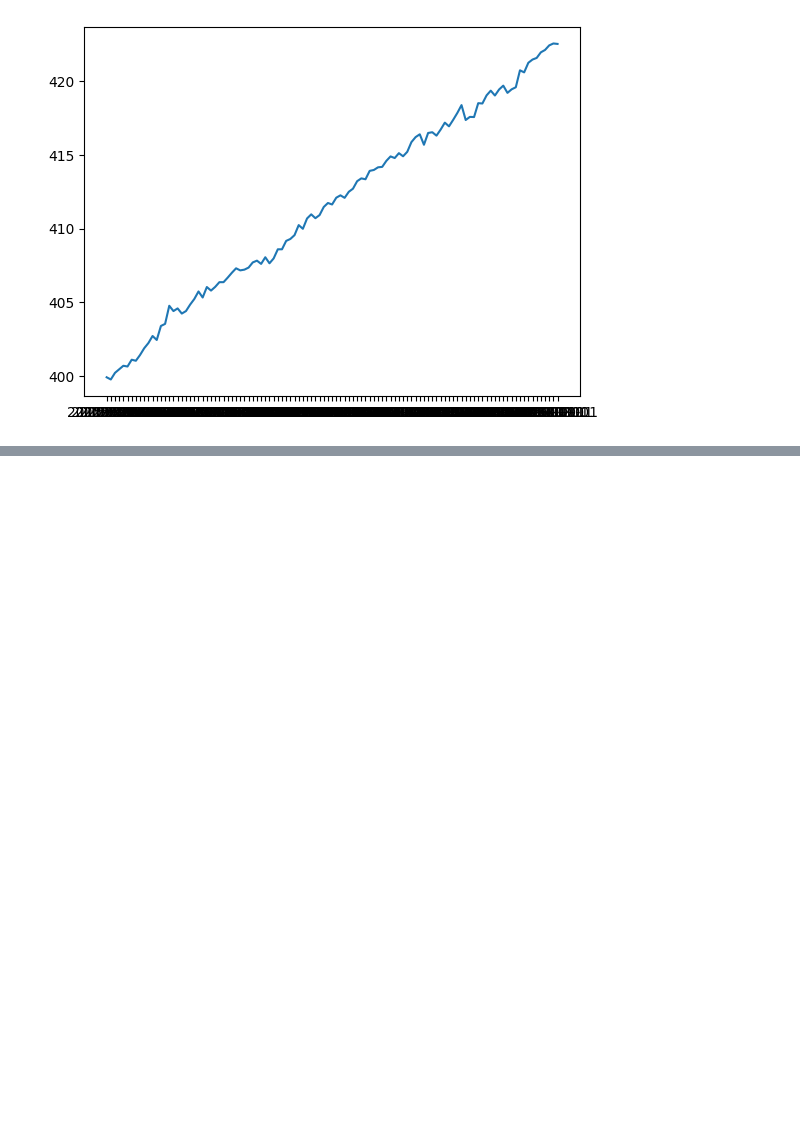
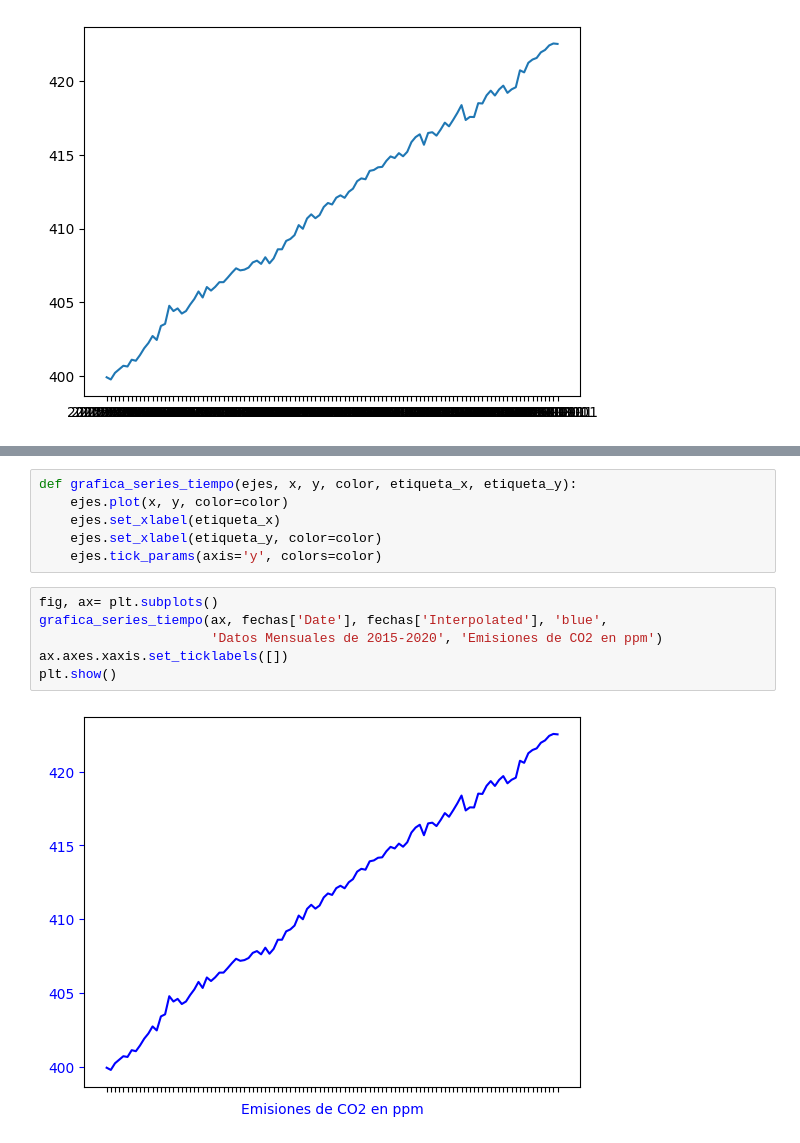
Before and after one commit to Benmaza/Benmaza, a Jupyter notebook: EBAC/15_Matplotlib_2.ipynb, the cells around one changed output, grey strips where cells are left out. Cells and saved outputs as stored; diff of their text form; blank space fills up the shorter version.

```diff
--- a/EBAC/15_Matplotlib_2.ipynb
+++ b/EBAC/15_Matplotlib_2.ipynb
@@ -33,0 +44,14 @@ plt.show()
+# %%
+def grafica_series_tiempo(ejes, x, y, color, etiqueta_x, etiqueta_y):
+    ejes.plot(x, y, color=color)
+    ejes.set_xlabel(etiqueta_x)
+    ejes.set_xlabel(etiqueta_y, color=color)
+    ejes.tick_params(axis='y', colors=color)
+# %%
+fig, ax= plt.subplots()
+grafica_series_tiempo(ax, fechas['Date'], fechas['Interpolated'], 'blue',
+                      'Datos Mensuales de 2015-2020', 'Emisiones de CO2 en ppm')
+ax.axes.xaxis.set_ticklabels([])
+plt.show()
+# %% [output]
+[figure, added]
```
Also changed, not shown: parts of 2 cells of this notebook, 2 other files.
